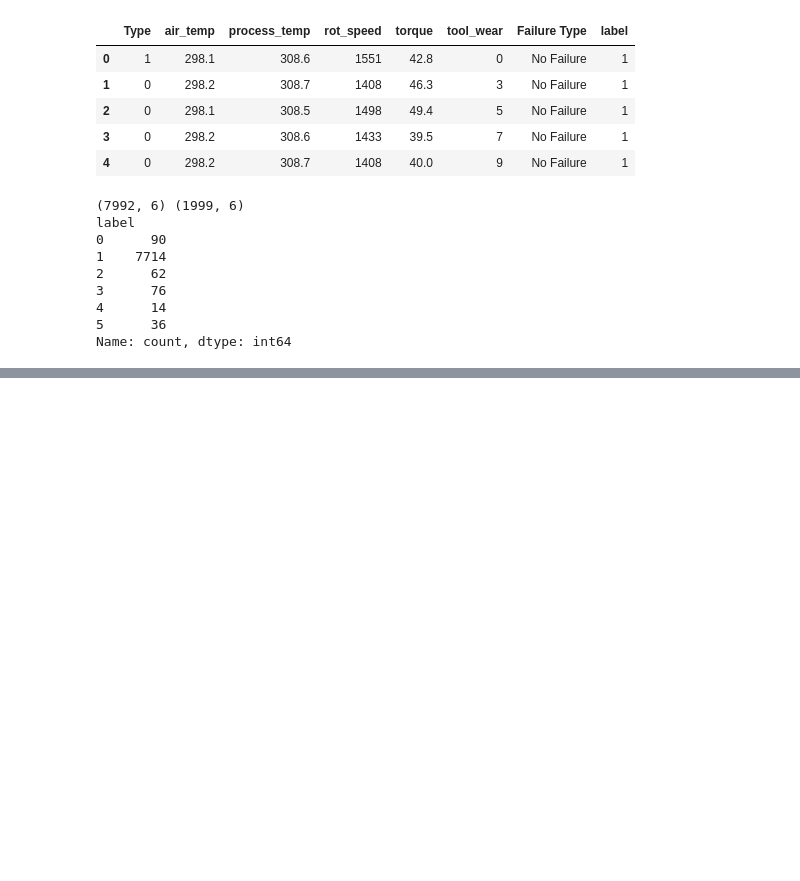
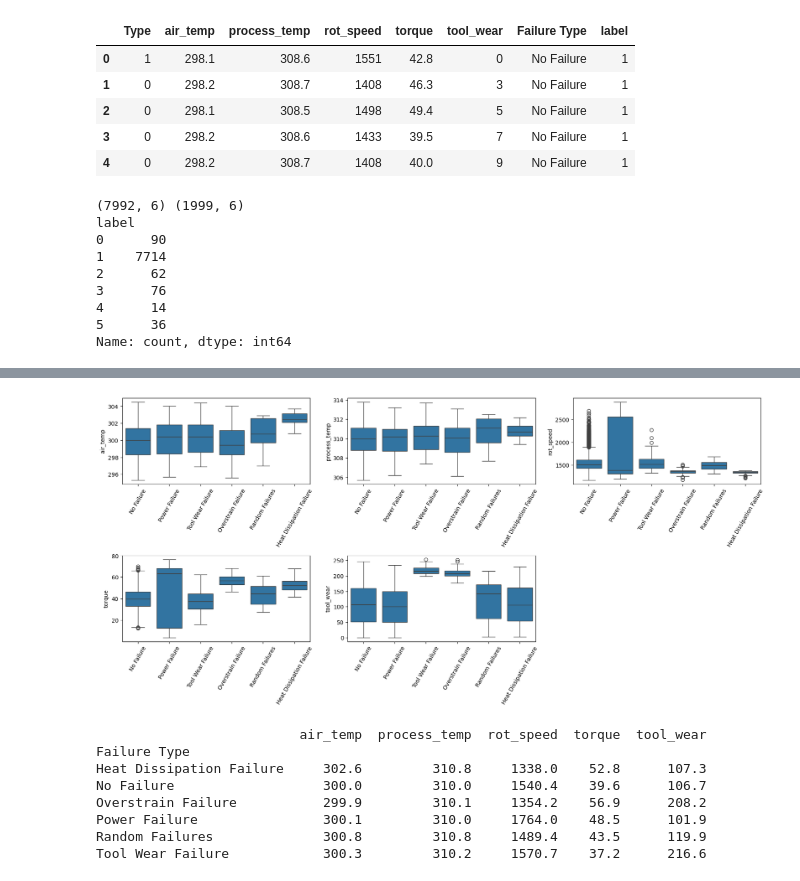
Before and after one commit to Lorraine301/DL-Lab1, a Jupyter notebook: part2-classification.ipynb, the cells around one changed output, grey strips where cells are left out. Saved outputs shown, nothing was run; the diff lists cells and outputs as text; code cells hidden in the pictures; blank space fills up the shorter version.

```diff
--- a/part2-classification.ipynb
+++ b/part2-classification.ipynb
@@ -143,0 +179,22 @@ Name: count, dtype: int64
+# %%
+fig, axes = plt.subplots(2, 3, figsize=(17, 8))
+for ax, col in zip(axes.ravel(), num_cols):
+    sns.boxplot(data=df, x="Failure Type", y=col, ax=ax)
+    ax.tick_params(axis="x", rotation=60)
+    ax.set_xlabel("")
+axes.ravel()[-1].axis("off")
+plt.tight_layout()
+plt.savefig("p2_boxplots_by_failure.png", dpi=150)
+plt.show()
+
+print(df.groupby("Failure Type")[num_cols].mean().round(1))
+# %% [output]
+[figure, added]
+                          air_temp  process_temp  rot_speed  torque  tool_wear
+Failure Type
+Heat Dissipation Failure     302.6         310.8     1338.0    52.8      107.3
+No Failure                   300.0         310.0     1540.4    39.6      106.7
+Overstrain Failure           299.9         310.1     1354.2    56.9      208.2
+Power Failure                300.1         310.0     1764.0    48.5      101.9
+Random Failures              300.8         310.8     1489.4    43.5      119.9
+Tool Wear Failure            300.3         310.2     1570.7    37.2      216.6
```
Also changed, not shown: parts of 14 cells of this notebook.
